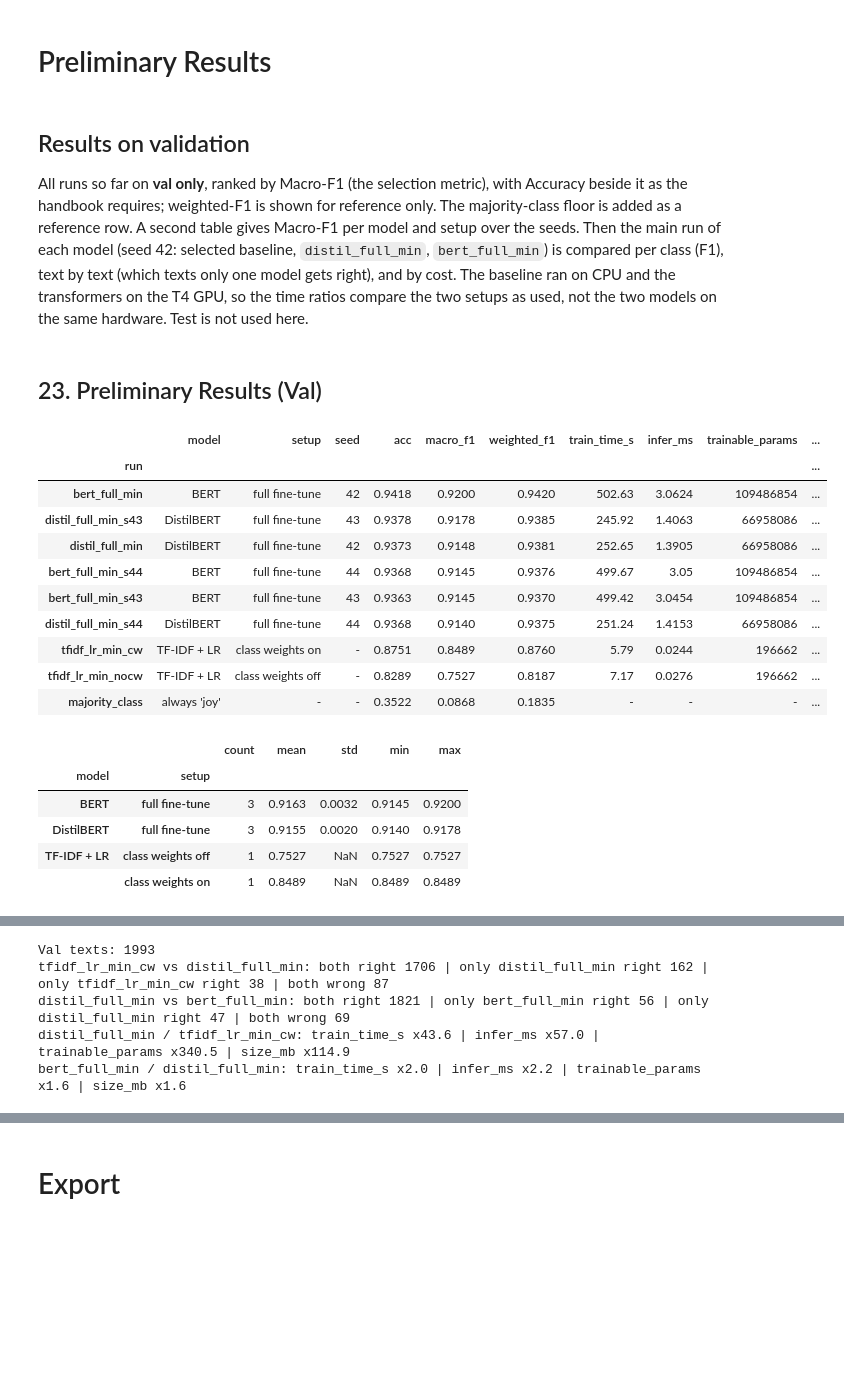
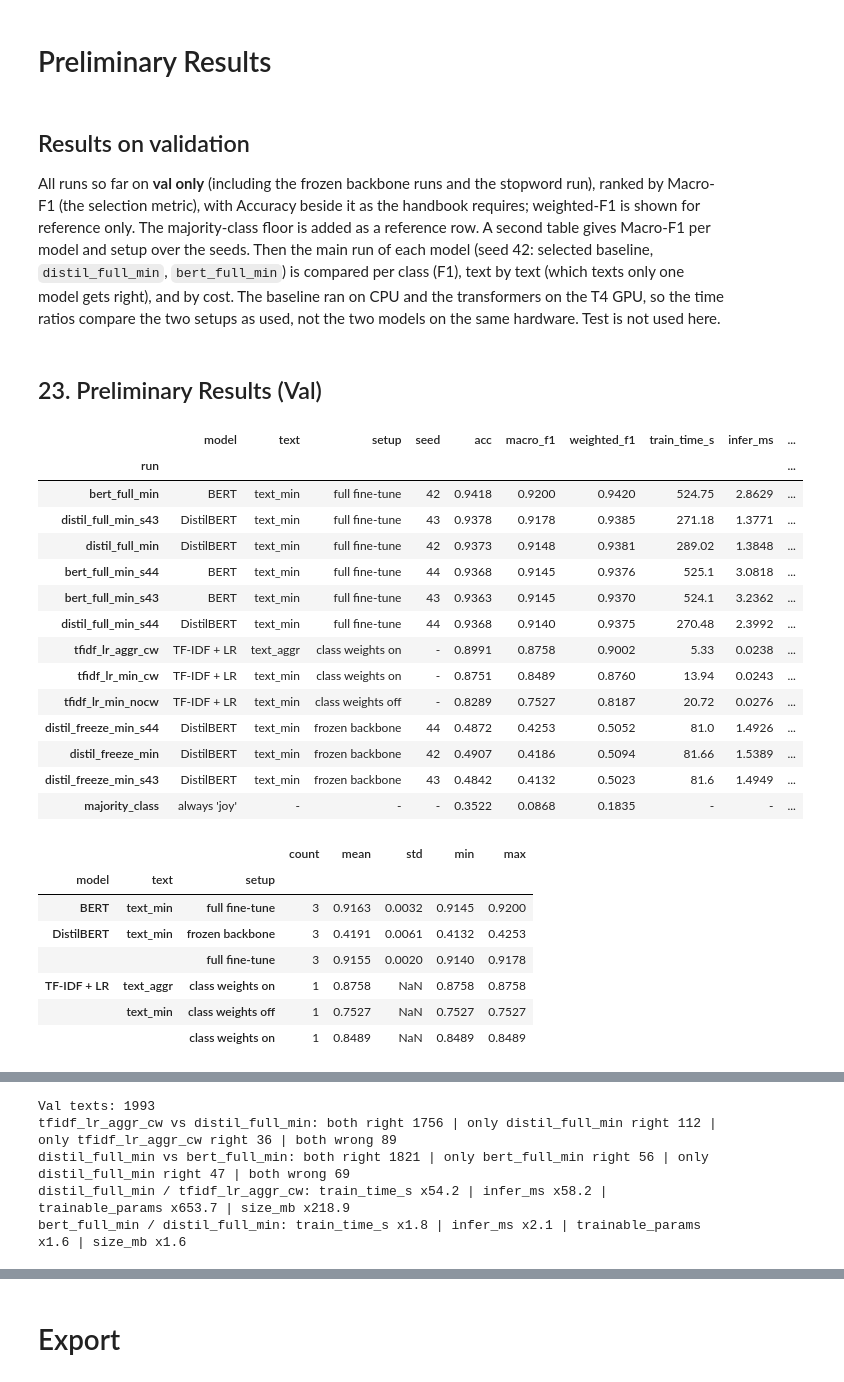
Before and after one commit to volethanhtrieu/DL_Assignment-02, a Jupyter notebook: notebooks/A2_emotion.ipynb, the cells around one changed output, grey strips where cells are left out. Drawn from its saved outputs; the diff is of its cells as text; code cells hidden in the pictures; blank space fills up the shorter version.

```diff
--- a/notebooks/A2_emotion.ipynb
+++ b/notebooks/A2_emotion.ipynb
@@ -1814,0 +1848,28 @@ View run at https://wandb.ai/trieu-vo1301-ho-chi-minh-city-university-of-technol
+# %%
+# ============================================================
+# 22d) Controlled experiment: frozen backbone (3 seeds)
+# ============================================================
+display(Markdown("## 22d. Frozen Backbone: Seeds (Val)"))
+
+# The criterion is fixed before the runs, as for the class weights
+if FREEZE_MAX_DROP is None:
+    raise ValueError("Set FREEZE_MAX_DROP in the config cell (group decision) before running the freeze experiment")
+
+# Same function, seeds and batch order as the full fine-tune runs; the only change is freeze_backbone=True.
+# Seed 42 keeps the plain name and is the main frozen run in the tables and figures.
+freeze_seed_outs = {}
+for seed in SEEDS:
+    run_name = "distil_freeze_min" if seed == SEED else f"distil_freeze_min_s{seed}"
+    freeze_seed_outs[seed] = train_eval_transformer(run_name, freeze_backbone=True, seed=seed)
+freeze_out = freeze_seed_outs[SEED]
+
+freeze_seed_df, freeze_seed_summary = seed_table(freeze_seed_outs)
+display(freeze_seed_df.round(4))
+display(freeze_seed_summary.round(4))
+
+# Main frozen run (seed 42): history, per class, confusion matrix
+freeze_hist = freeze_out["history"]
+display(freeze_hist.round(4).assign(lr=freeze_hist["lr"].map(lambda x: f"{x:.2e}")))   # head LR at the end of each epoch
+display(per_class_table(y_val, freeze_out["val_pred"]))
+plot_confusion_matrix(y_val, freeze_out["val_pred"], "Confusion Matrix (Val): distil_freeze_min",
+                      save_name="a2_cm_val_distil_freeze_min.png")
@@ -1816,7 +2089,7 @@ View run at https://wandb.ai/trieu-vo1301-ho-chi-minh-city-university-of-technol
 # Preliminary Results
 # %% [markdown]
 ## Results on validation
-All runs so far on **val only**, ranked by Macro-F1 (the selection metric), with Accuracy beside it as the handbook requires; weighted-F1 is shown for reference only. The majority-class floor is added as a reference row. A second table gives Macro-F1 per model and setup over the seeds. Then the main run of each model (seed 42: selected baseline, `distil_full_min`, `bert_full_min`) is compared per class (F1), text by text (which texts only one model gets right), and by cost. The baseline ran on CPU and the transformers on the T4 GPU, so the time ratios compare the two setups as used, not the two models on the same hardware. Test is not used here.
+All runs so far on **val only** (including the frozen backbone runs and the stopword run), ranked by Macro-F1 (the selection metric), with Accuracy beside it as the handbook requires; weighted-F1 is shown for reference only. The majority-class floor is added as a reference row. A second table gives Macro-F1 per model and setup over the seeds. Then the main run of each model (seed 42: selected baseline, `distil_full_min`, `bert_full_min`) is compared per class (F1), text by text (which texts only one model gets right), and by cost. The baseline ran on CPU and the transformers on the T4 GPU, so the time ratios compare the two setups as used, not the two models on the same hardware. Test is not used here.
 # %%
 # ============================================================
 # 23) Preliminary results (val)
@@ -1826,7 +2099,7 @@ display(Markdown("## 23. Preliminary Results (Val)"))
 # Every run so far, val only: test is used once, after model selection.
 # Accuracy and Macro-F1 are the required metrics; Macro-F1 ranks the runs, weighted-F1 is for reference.
 results_df = pd.DataFrame(results)
-show_cols = ["run", "model", "setup", "seed", "acc", "macro_f1", "weighted_f1",
+show_cols = ["run", "model", "text", "setup", "seed", "acc", "macro_f1", "weighted_f1",
              "train_time_s", "infer_ms", "trainable_params", "size_mb", "hardware"]
 val_results = results_df[results_df["split"] == "val"][show_cols]
 
@@ -1838,55 +2111,61 @@ val_results["trainable_params"] = val_results["trainable_params"].astype("Int64"
 val_results["seed"] = val_results["seed"].astype("Int64")                           # transformer runs only
 display(val_results.round(4).astype(object).fillna("-"))
 
-# Per model and setup over the seeds (DistilBERT and BERT full fine-tune: 3 seeds each, baseline: 1 run)
-seed_summary = val_results.drop(index="majority_class").groupby(["model", "setup"])["macro_f1"].agg(
+# Per model, text and setup over the seeds (transformers: 3 seeds each, baseline: 1 run per setting)
+seed_summary = val_results.drop(index="majority_class").groupby(["model", "text", "setup"])["macro_f1"].agg(
     ["count", "mean", "std", "min", "max"])
 display(seed_summary.round(4))
 
 # F1 per class of the main run of each model (seed 42): which emotions gain the most
 compare_preds = {best_baseline: baseline_runs[best_baseline]["val_pred"],
                  "distil_full_min": full_out["val_pred"], "bert_full_min": bert_out["val_pred"]}
 rows = label_names + ["macro avg"]
 f1_compare = pd.DataFrame({"support": per_class_table(y_val, full_out["val_pred"]).loc[rows, "support"].astype(int)})
 for run_name, pred in compare_preds.items():
     f1_compare[run_name] = per_class_table(y_val, pred).loc[rows, "f1-score"]
 f1_compare["DistilBERT - baseline"] = f1_compare["distil_full_min"] - f1_compare[best_baseline]
 f1_compare["BERT - DistilBERT"] = f1_compare["bert_full_min"] - f1_compare["distil_full_min"]
 display(f1_compare.round(4))
 
 # Text by text: a higher score can still hide texts that only the other model gets right
 def agreement(run_a, run_b):
     ok_a = compare_preds[run_a] == y_val
     ok_b = compare_preds[run_b] == y_val
     print(f"{run_a} vs {run_b}: both right {np.sum(ok_a & ok_b)} | only {run_b} right {np.sum(~ok_a & ok_b)} | "
           f"only {run_a} right {np.sum(ok_a & ~ok_b)} | both wrong {np.sum(~ok_a & ~ok_b)}")
 
 print(f"Val texts: {len(y_val)}")
 agreement(best_baseline, "distil_full_min")
 agreement("distil_full_min", "bert_full_min")
 
 # Cost of the gains. The baseline ran on CPU and the transformers on the T4 GPU, so baseline time ratios
 # compare the two setups as used, not the two models on the same hardware.
 cost_cols = ["train_time_s", "infer_ms", "trainable_params", "size_mb"]
 for run_a, run_b in [(best_baseline, "distil_full_min"), ("distil_full_min", "bert_full_min")]:
     ratio = val_results.loc[run_b, cost_cols].astype(float) / val_results.loc[run_a, cost_cols].astype(float)
     print(f"{run_b} / {run_a}:", " | ".join(f"{col} x{value:,.1f}" for col, value in ratio.items()))
 # %% [output]
 ## 23. Preliminary Results (Val)
-|  | model | setup | seed | acc | macro_f1 | weighted_f1 | train_time_s | infer_ms | trainable_params | ... |
+|  | model | text | setup | seed | acc | macro_f1 | weighted_f1 | train_time_s | infer_ms | ... |
 | run |  |  |  |  |  |  |  |  |  | ... |
-| bert_full_min | BERT | full fine-tune | 42 | 0.9418 | 0.9200 | 0.9420 | 502.63 | 3.0624 | 109486854 | ... |
-| distil_full_min_s43 | DistilBERT | full fine-tune | 43 | 0.9378 | 0.9178 | 0.9385 | 245.92 | 1.4063 | 66958086 | ... |
-| distil_full_min | DistilBERT | full fine-tune | 42 | 0.9373 | 0.9148 | 0.9381 | 252.65 | 1.3905 | 66958086 | ... |
-| bert_full_min_s44 | BERT | full fine-tune | 44 | 0.9368 | 0.9145 | 0.9376 | 499.67 | 3.05 | 109486854 | ... |
-| bert_full_min_s43 | BERT | full fine-tune | 43 | 0.9363 | 0.9145 | 0.9370 | 499.42 | 3.0454 | 109486854 | ... |
-| distil_full_min_s44 | DistilBERT | full fine-tune | 44 | 0.9368 | 0.9140 | 0.9375 | 251.24 | 1.4153 | 66958086 | ... |
-| tfidf_lr_min_cw | TF-IDF + LR | class weights on | - | 0.8751 | 0.8489 | 0.8760 | 5.79 | 0.0244 | 196662 | ... |
-| tfidf_lr_min_nocw | TF-IDF + LR | class weights off | - | 0.8289 | 0.7527 | 0.8187 | 7.17 | 0.0276 | 196662 | ... |
-| majority_class | always 'joy' | - | - | 0.3522 | 0.0868 | 0.1835 | - | - | - | ... |
+| bert_full_min | BERT | text_min | full fine-tune | 42 | 0.9418 | 0.9200 | 0.9420 | 524.75 | 2.8629 | ... |
+| distil_full_min_s43 | DistilBERT | text_min | full fine-tune | 43 | 0.9378 | 0.9178 | 0.9385 | 271.18 | 1.3771 | ... |
+| distil_full_min | DistilBERT | text_min | full fine-tune | 42 | 0.9373 | 0.9148 | 0.9381 | 289.02 | 1.3848 | ... |
+| bert_full_min_s44 | BERT | text_min | full fine-tune | 44 | 0.9368 | 0.9145 | 0.9376 | 525.1 | 3.0818 | ... |
+| bert_full_min_s43 | BERT | text_min | full fine-tune | 43 | 0.9363 | 0.9145 | 0.9370 | 524.1 | 3.2362 | ... |
+| distil_full_min_s44 | DistilBERT | text_min | full fine-tune | 44 | 0.9368 | 0.9140 | 0.9375 | 270.48 | 2.3992 | ... |
+| tfidf_lr_aggr_cw | TF-IDF + LR | text_aggr | class weights on | - | 0.8991 | 0.8758 | 0.9002 | 5.33 | 0.0238 | ... |
+| tfidf_lr_min_cw | TF-IDF + LR | text_min | class weights on | - | 0.8751 | 0.8489 | 0.8760 | 13.94 | 0.0243 | ... |
+| tfidf_lr_min_nocw | TF-IDF + LR | text_min | class weights off | - | 0.8289 | 0.7527 | 0.8187 | 20.72 | 0.0276 | ... |
+| distil_freeze_min_s44 | DistilBERT | text_min | frozen backbone | 44 | 0.4872 | 0.4253 | 0.5052 | 81.0 | 1.4926 | ... |
+| distil_freeze_min | DistilBERT | text_min | frozen backbone | 42 | 0.4907 | 0.4186 | 0.5094 | 81.66 | 1.5389 | ... |
+| distil_freeze_min_s43 | DistilBERT | text_min | frozen backbone | 43 | 0.4842 | 0.4132 | 0.5023 | 81.6 | 1.4949 | ... |
+| majority_class | always 'joy' | - | - | - | 0.3522 | 0.0868 | 0.1835 | - | - | ... |
-|  |  | count | mean | std | min | max |
-| model | setup |  |  |  |  |  |
-| BERT | full fine-tune | 3 | 0.9163 | 0.0032 | 0.9145 | 0.9200 |
-| DistilBERT | full fine-tune | 3 | 0.9155 | 0.0020 | 0.9140 | 0.9178 |
-| TF-IDF + LR | class weights off | 1 | 0.7527 | NaN | 0.7527 | 0.7527 |
-|  | class weights on | 1 | 0.8489 | NaN | 0.8489 | 0.8489 |
+|  |  |  | count | mean | std | min | max |
+| model | text | setup |  |  |  |  |  |
+| BERT | text_min | full fine-tune | 3 | 0.9163 | 0.0032 | 0.9145 | 0.9200 |
+| DistilBERT | text_min | frozen backbone | 3 | 0.4191 | 0.0061 | 0.4132 | 0.4253 |
+|  |  | full fine-tune | 3 | 0.9155 | 0.0020 | 0.9140 | 0.9178 |
+| TF-IDF + LR | text_aggr | class weights on | 1 | 0.8758 | NaN | 0.8758 | 0.8758 |
+|  | text_min | class weights off | 1 | 0.7527 | NaN | 0.7527 | 0.7527 |
+|  |  | class weights on | 1 | 0.8489 | NaN | 0.8489 | 0.8489 |
@@ -1901,7 +2180,7 @@ for run_a, run_b in [(best_baseline, "distil_full_min"), ("distil_full_min", "be
 Val texts: 1993
-tfidf_lr_min_cw vs distil_full_min: both right 1706 | only distil_full_min right 162 | only tfidf_lr_min_cw right 38 | both wrong 87
+tfidf_lr_aggr_cw vs distil_full_min: both right 1756 | only distil_full_min right 112 | only tfidf_lr_aggr_cw right 36 | both wrong 89
 distil_full_min vs bert_full_min: both right 1821 | only bert_full_min right 56 | only distil_full_min right 47 | both wrong 69
-distil_full_min / tfidf_lr_min_cw: train_time_s x43.6 | infer_ms x57.0 | trainable_params x340.5 | size_mb x114.9
-bert_full_min / distil_full_min: train_time_s x2.0 | infer_ms x2.2 | trainable_params x1.6 | size_mb x1.6
+distil_full_min / tfidf_lr_aggr_cw: train_time_s x54.2 | infer_ms x58.2 | trainable_params x653.7 | size_mb x218.9
+bert_full_min / distil_full_min: train_time_s x1.8 | infer_ms x2.1 | trainable_params x1.6 | size_mb x1.6
 # %% [markdown]
 ## Training curves
```
Also changed, not shown: parts of 45 cells of this notebook.
